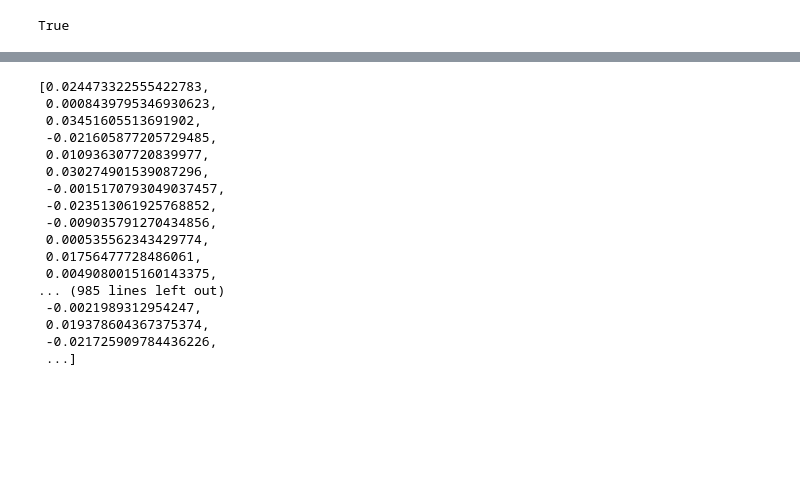
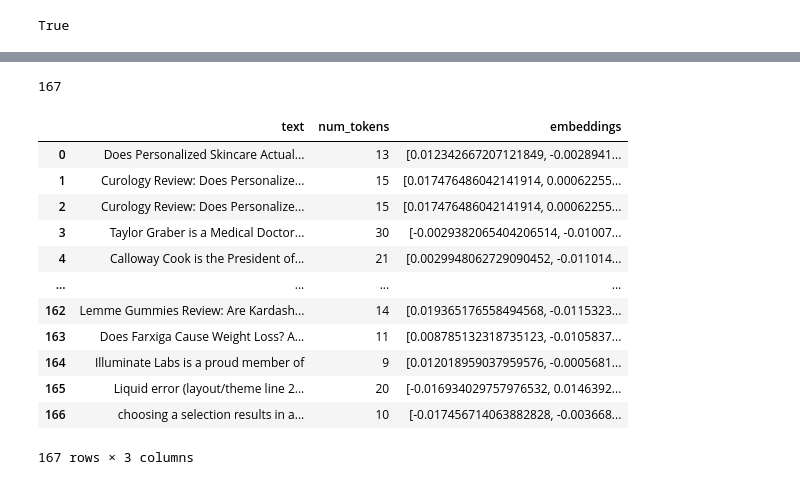
Before and after one commit to fascani/google-search-chatbot, a Jupyter notebook: build-database.ipynb, the cells around one changed output, grey strips where cells are left out. Cells and saved outputs as stored; diff of their text form; code cells hidden in the pictures; blank space fills up the shorter version.

```diff
--- a/build-database.ipynb
+++ b/build-database.ipynb
@@ -107,20 +196,0 @@ kept_texts[0]
-# %%
-get_embeddings(kept_texts[0])
-# %% [output]
-[0.024473322555422783,
- 0.0008439795346930623,
- 0.03451605513691902,
- -0.021605877205729485,
- 0.010936307720839977,
- 0.030274901539087296,
- -0.0015170793049037457,
- -0.023513061925768852,
- -0.009035791270434856,
- 0.000535562343429774,
- 0.01756477728486061,
- 0.0049080015160143375,
-... (985 lines left out)
- -0.0021989312954247,
- 0.019378604367375374,
- -0.021725909784436226,
- ...]
@@ -126,0 +199,20 @@ get_embeddings(kept_texts[0])
+# %%
+len(df)
+# %% [output]
+167
+# %%
+df
+# %% [output]
+|  | text | num_tokens | embeddings |
+| 0 | Does Personalized Skincare Actual... | 13 | [0.012342667207121849, -0.0028941... |
+| 1 | Curology Review: Does Personalize... | 15 | [0.017476486042141914, 0.00062255... |
+| 2 | Curology Review: Does Personalize... | 15 | [0.017476486042141914, 0.00062255... |
+| 3 | Taylor Graber is a Medical Doctor... | 30 | [-0.0029382065404206514, -0.01007... |
+| 4 | Calloway Cook is the President of... | 21 | [0.0029948062729090452, -0.011014... |
+| ... | ... | ... | ... |
+| 162 | Lemme Gummies Review: Are Kardash... | 14 | [0.019365176558494568, -0.0115323... |
+| 163 | Does Farxiga Cause Weight Loss? A... | 11 | [0.008785132318735123, -0.0105837... |
+| 164 | Illuminate Labs is a proud member of | 9 | [0.012018959037959576, -0.0005681... |
+| 165 | Liquid error (layout/theme line 2... | 20 | [-0.016934029757976532, 0.0146392... |
+| 166 | choosing a selection results in a... | 10 | [-0.017456714063882828, -0.003668... |
+167 rows × 3 columns
```
Also changed, not shown: parts of 23 cells of this notebook.
